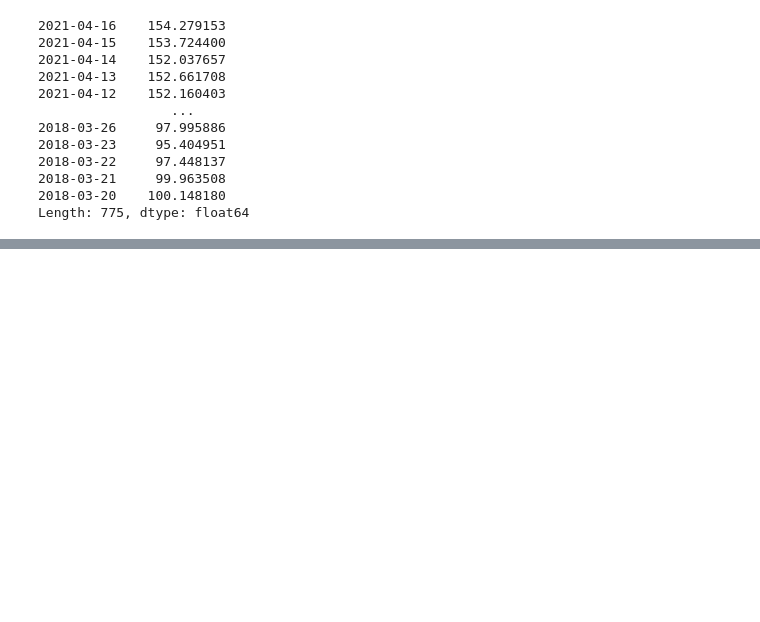
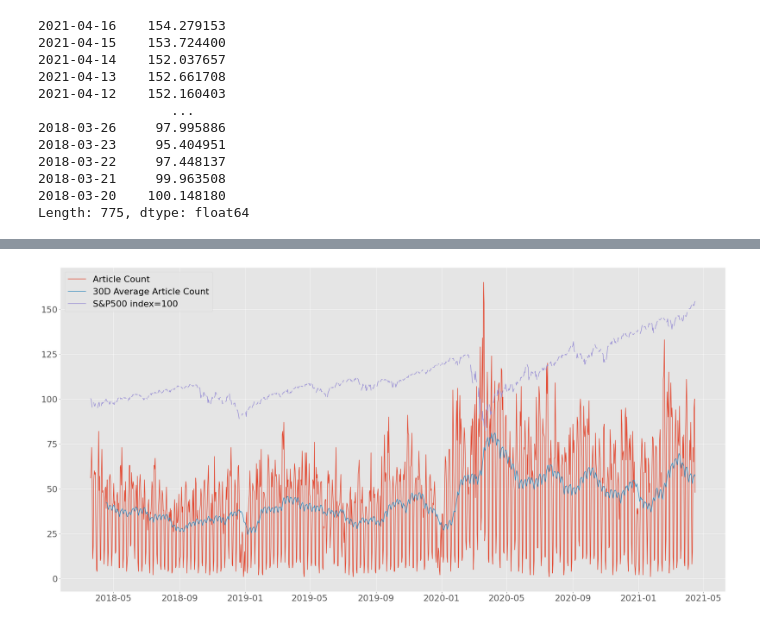
Before and after one commit to hoestlund/thesis, a Jupyter notebook: data_visualisation/reuters_analysis.ipynb, the cells around one changed output, grey strips where cells are left out. Drawn from its saved outputs; the diff is of its cells as text; code cells hidden in the pictures; blank space fills up the shorter version.

Commit message:
Finally got the graph

```diff
--- a/data_visualisation/reuters_analysis.ipynb
+++ b/data_visualisation/reuters_analysis.ipynb
@@ -329,0 +384,7 @@ Length: 775, dtype: float64
+# %%
+reindexed_price = price_values.sort_index(ascending=True)
+reindexed_price.index = pd.to_datetime(reindexed_price.index)
+# %%
+idx = pd.date_range(min(rolling_time_series.index), max(rolling_time_series.index))
+reindexed_price = reindexed_price.reindex(idx)
+len(reindexed_price)
@@ -329,0 +407,10 @@ Length: 775, dtype: float64
+# %%
+plt.figure(figsize=(30,15))
+plt.rcParams.update({'font.size': 22})
+plt.plot(time_series, label='Article Count')
+plt.plot(rolling_time_series, label='30D Average Article Count')
+plt.plot(reindexed_price, label='S&P500 index=100')
+plt.legend(loc="upper left")
+plt.show()
+# %% [output]
+[figure, added]
```
Also changed, not shown: parts of 9 cells of this notebook.
